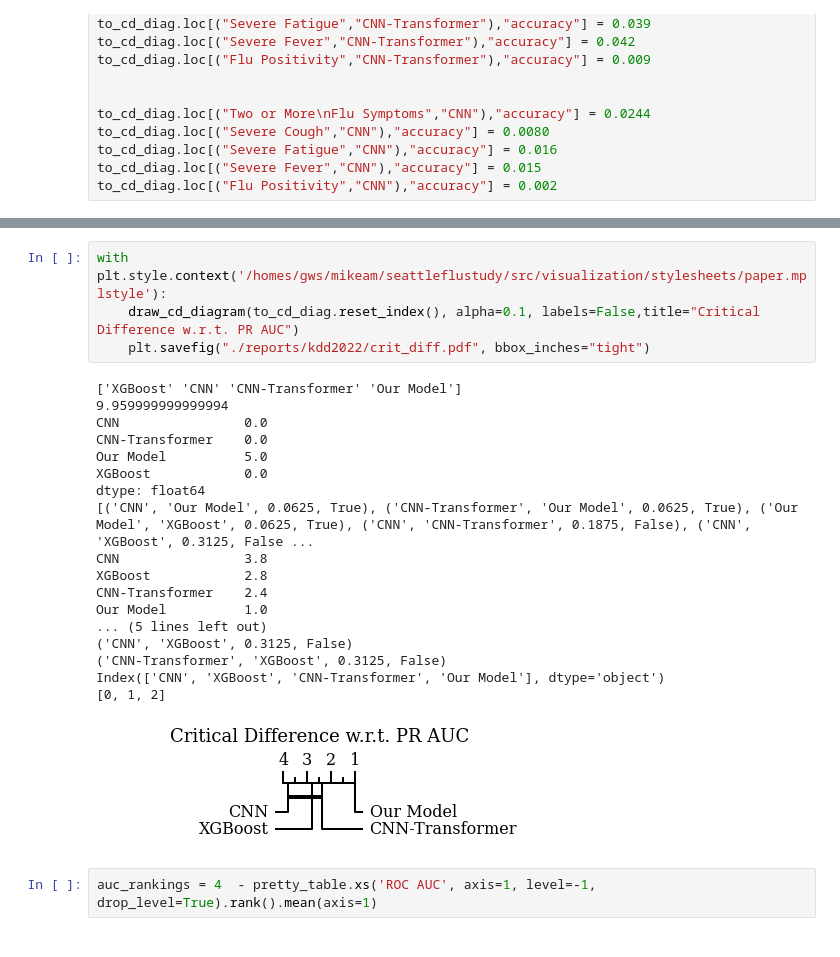
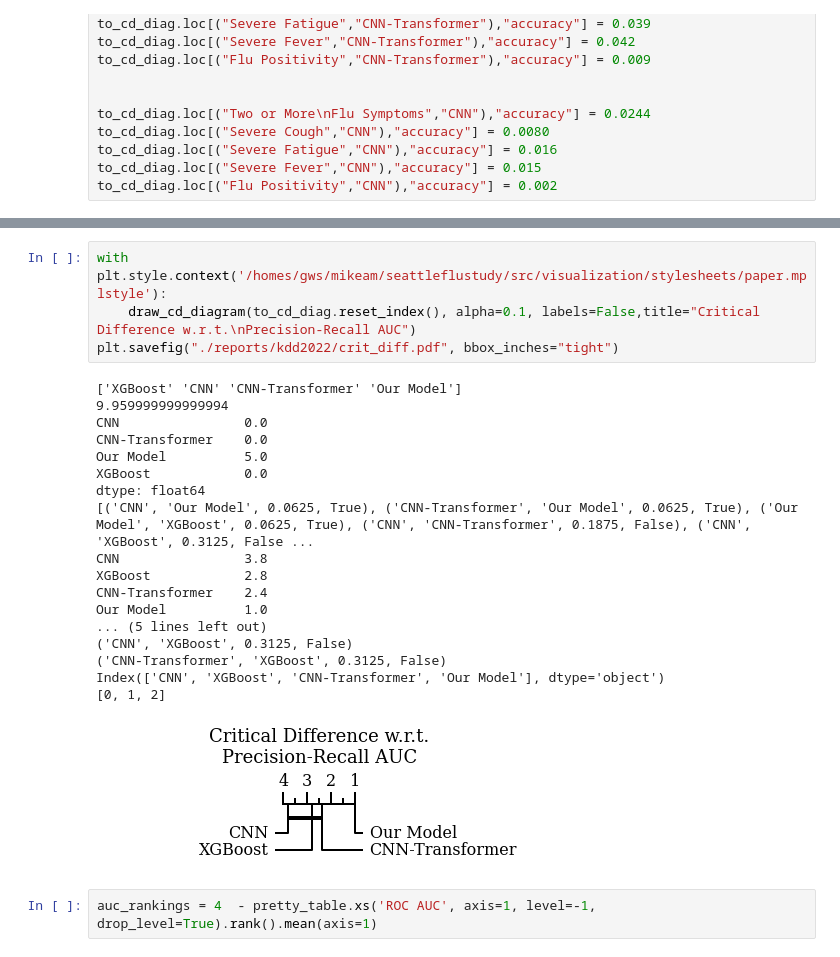
Before and after one commit to behavioral-data/Homekit2020, a Jupyter notebook: notebooks/mam/kdd2022-viz/bar-charts.ipynb, the cells around one changed output, grey strips where cells are left out. Saved outputs shown, nothing was run; the diff lists cells and outputs as text.

```diff
--- a/notebooks/mam/kdd2022-viz/bar-charts.ipynb
+++ b/notebooks/mam/kdd2022-viz/bar-charts.ipynb
@@ -258,27 +278,27 @@ to_cd_diag[["accuracy"]]
 | Severe Cough | Our Model | 0.023048 |
 # %%
 with plt.style.context('/homes/gws/mikeam/seattleflustudy/src/visualization/stylesheets/paper.mplstyle'):
-    draw_cd_diagram(to_cd_diag.reset_index(), alpha=0.1, labels=False,title="Critical Difference w.r.t. PR AUC")
-    plt.savefig("./reports/kdd2022/crit_diff.pdf", bbox_inches="tight")
+    draw_cd_diagram(to_cd_diag.reset_index(), alpha=0.1, labels=False,title="Critical Difference w.r.t.\nPrecision-Recall AUC")
+plt.savefig("./reports/kdd2022/crit_diff.pdf", bbox_inches="tight")
 # %% [output]
 ['XGBoost' 'CNN' 'CNN-Transformer' 'Our Model']
 9.959999999999994
 CNN                0.0
 CNN-Transformer    0.0
 Our Model          5.0
 XGBoost            0.0
 dtype: float64
 [('CNN', 'Our Model', 0.0625, True), ('CNN-Transformer', 'Our Model', 0.0625, True), ('Our Model', 'XGBoost', 0.0625, True), ('CNN', 'CNN-Transformer', 0.1875, False), ('CNN', 'XGBoost', 0.3125, False ...
 CNN                3.8
 XGBoost            2.8
 CNN-Transformer    2.4
 Our Model          1.0
 ... (5 lines left out)
 ('CNN', 'XGBoost', 0.3125, False)
 ('CNN-Transformer', 'XGBoost', 0.3125, False)
 Index(['CNN', 'XGBoost', 'CNN-Transformer', 'Our Model'], dtype='object')
 [0, 1, 2]
-[figure, old version]
+[figure, new version]
 # %%
 auc_rankings = 4  - pretty_table.xs('ROC AUC', axis=1, level=-1, drop_level=True).rank().mean(axis=1)
 # %%
```
Also changed, not shown: parts of 7 cells of this notebook, 5 other files.
